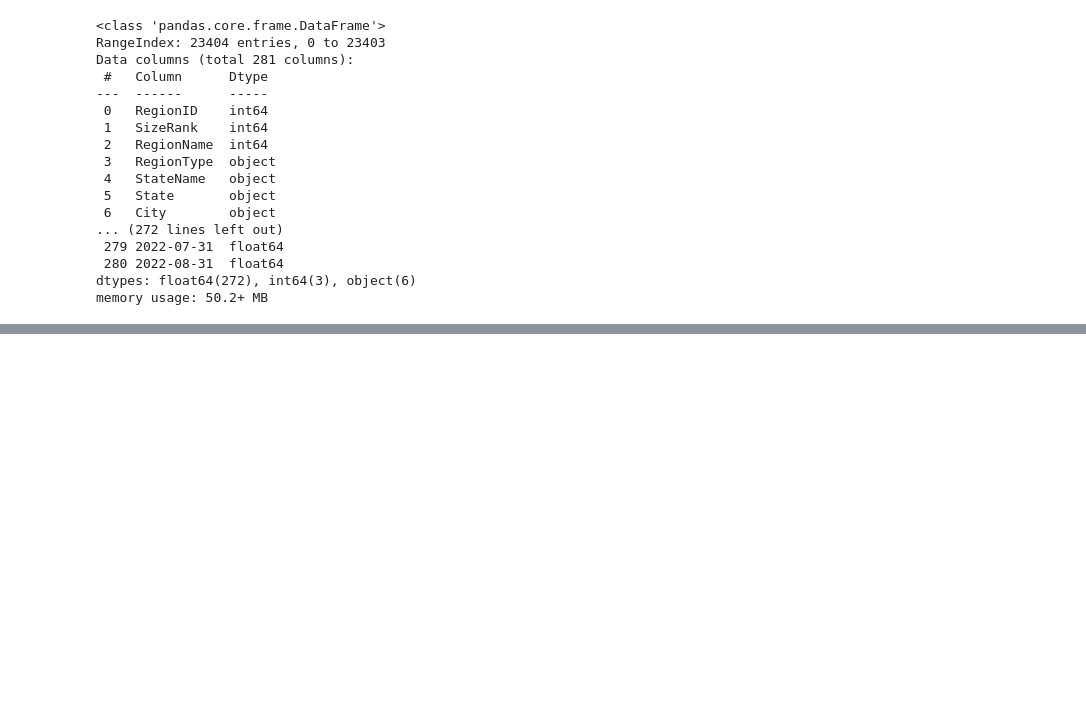
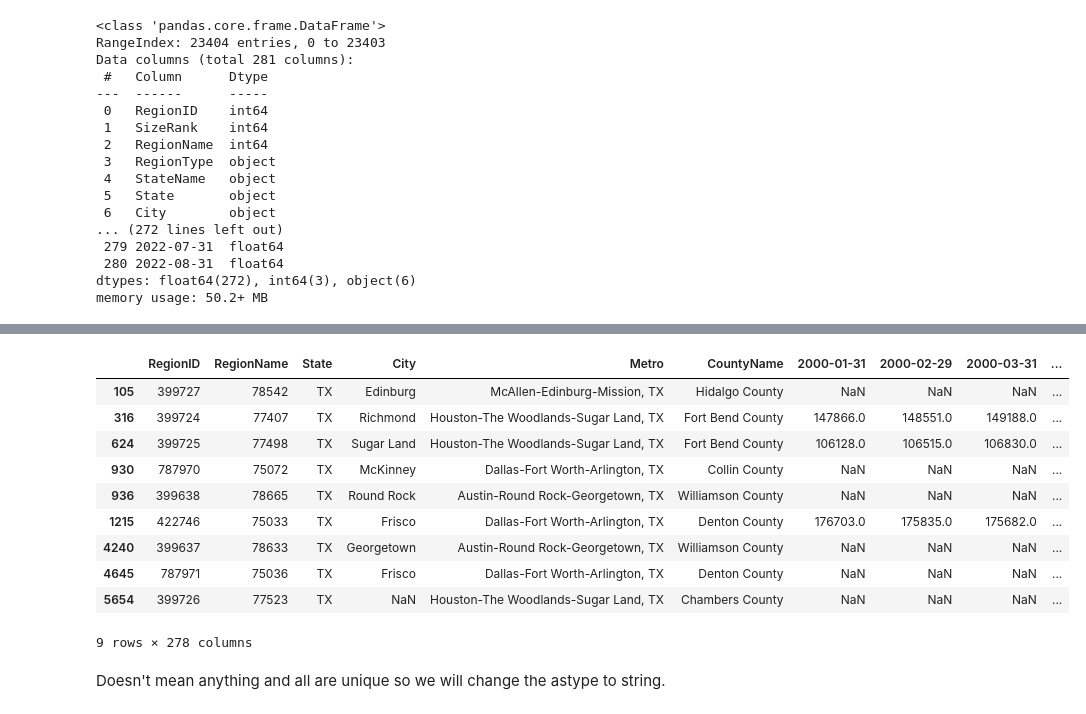
Before and after one commit to ashakeri92/Zillow-Research, a Jupyter notebook: Analysis.ipynb, the cells around one changed output, grey strips where cells are left out. Drawn from its saved outputs; the diff is of its cells as text; code cells hidden in the pictures; blank space fills up the shorter version.

```diff
--- a/Analysis.ipynb
+++ b/Analysis.ipynb
@@ -95,3 +94,0 @@ Drop all states outside of TX.
-# %%
-data = data[data['Metro'] == 'Dallas-Fort Worth-Arlington, TX']
-data.head()
@@ -105,0 +97,2 @@ data.head()
+# %%
+data = data.drop(['StateName', 'RegionType', 'SizeRank'], axis=1)
@@ -105,0 +130,16 @@ data.head()
+# %%
+data[data.RegionID >= 100000]
+# %% [output]
+|  | RegionID | RegionName | State | City | Metro | CountyName | 2000-01-31 | 2000-02-29 | 2000-03-31 | ... |
+| 105 | 399727 | 78542 | TX | Edinburg | McAllen-Edinburg-Mission, TX | Hidalgo County | NaN | NaN | NaN | ... |
+| 316 | 399724 | 77407 | TX | Richmond | Houston-The Woodlands-Sugar Land, TX | Fort Bend County | 147866.0 | 148551.0 | 149188.0 | ... |
+| 624 | 399725 | 77498 | TX | Sugar Land | Houston-The Woodlands-Sugar Land, TX | Fort Bend County | 106128.0 | 106515.0 | 106830.0 | ... |
+| 930 | 787970 | 75072 | TX | McKinney | Dallas-Fort Worth-Arlington, TX | Collin County | NaN | NaN | NaN | ... |
+| 936 | 399638 | 78665 | TX | Round Rock | Austin-Round Rock-Georgetown, TX | Williamson County | NaN | NaN | NaN | ... |
+| 1215 | 422746 | 75033 | TX | Frisco | Dallas-Fort Worth-Arlington, TX | Denton County | 176703.0 | 175835.0 | 175682.0 | ... |
+| 4240 | 399637 | 78633 | TX | Georgetown | Austin-Round Rock-Georgetown, TX | Williamson County | NaN | NaN | NaN | ... |
+| 4645 | 787971 | 75036 | TX | Frisco | Dallas-Fort Worth-Arlington, TX | Denton County | NaN | NaN | NaN | ... |
+| 5654 | 399726 | 77523 | TX | NaN | Houston-The Woodlands-Sugar Land, TX | Chambers County | NaN | NaN | NaN | ... |
+9 rows × 278 columns
+# %% [markdown]
+Doesn't mean anything and all are unique so we will change the astype to string.
```
Also changed, not shown: parts of 46 cells of this notebook.
